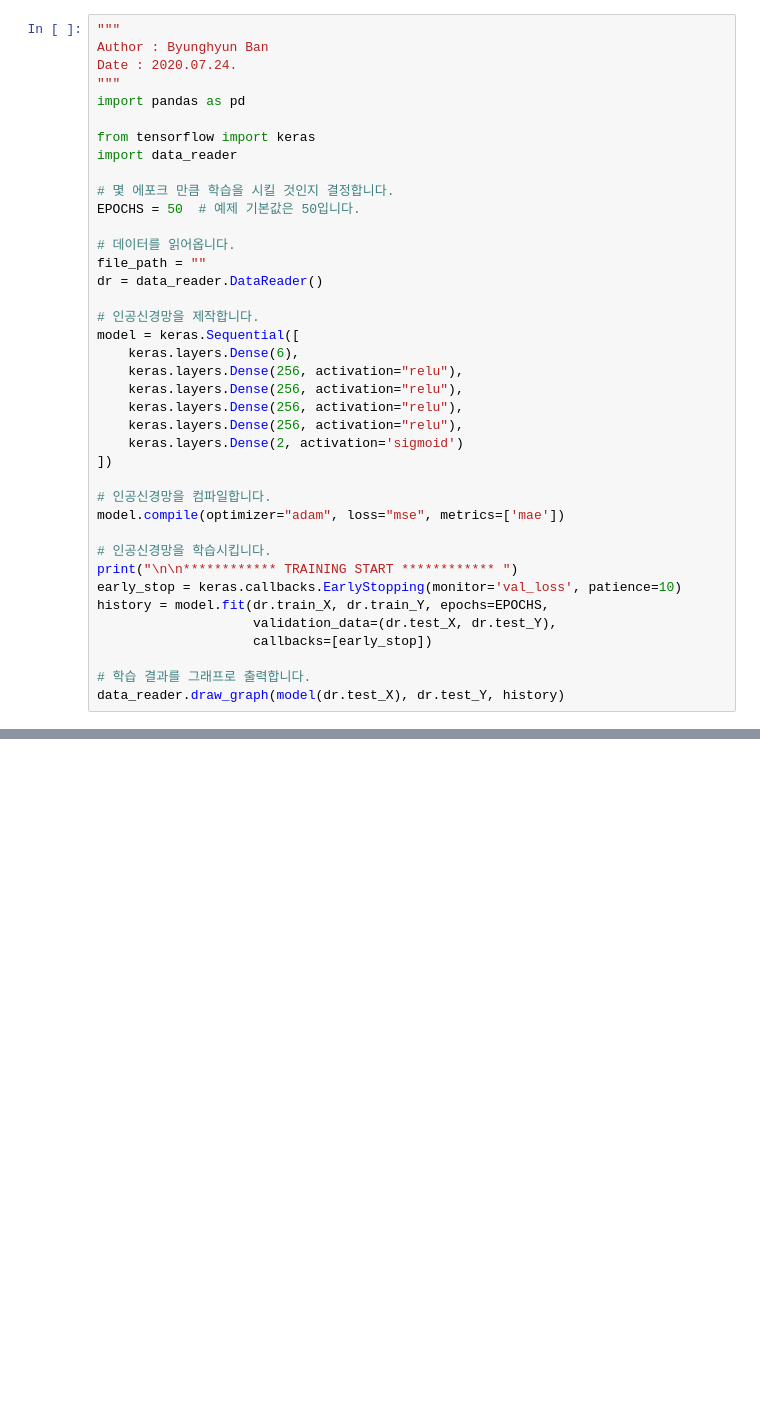
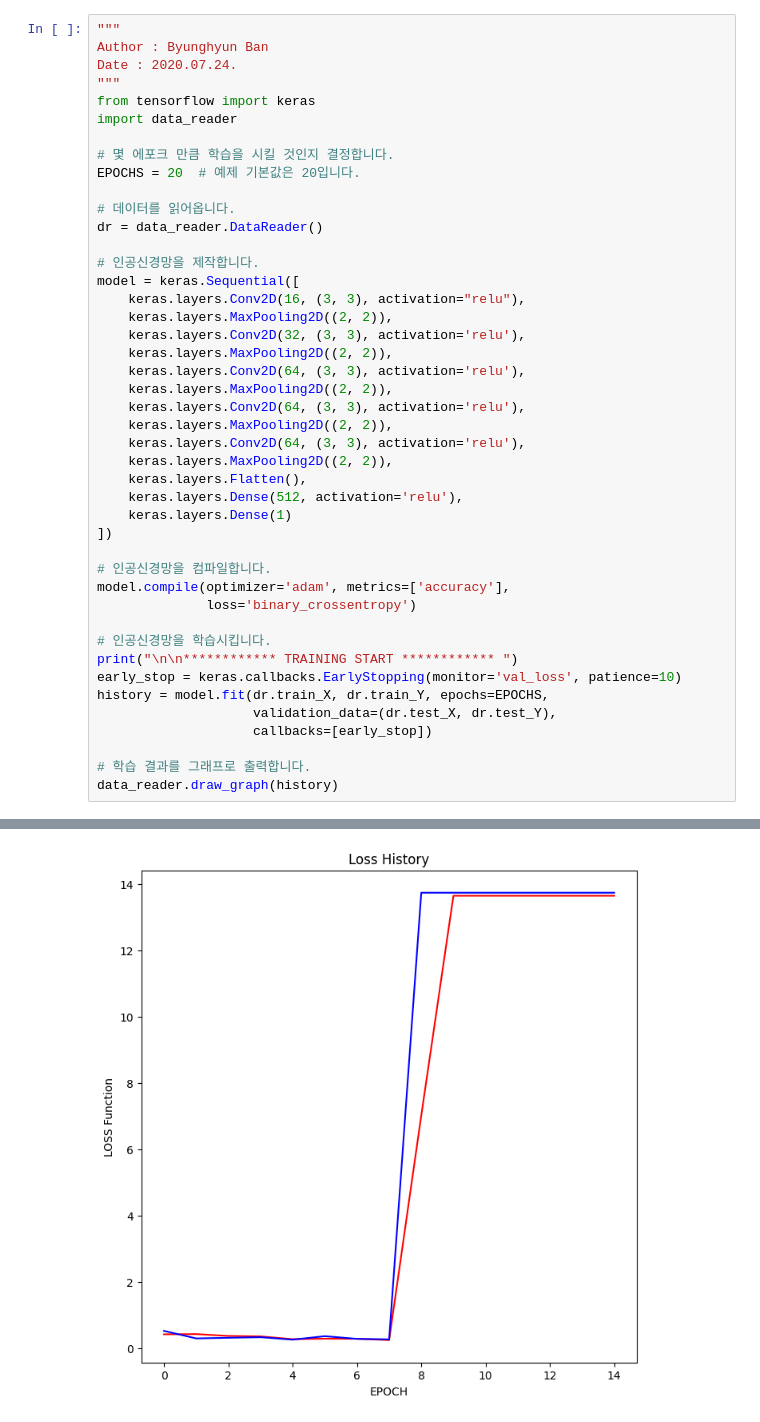
Before and after one commit to raspberryscorn/3_10_1, a Jupyter notebook: main.ipynb, the cells around one changed output, grey strips where cells are left out. Drawn from its saved outputs; the diff is of its cells as text; blank space fills up the shorter version.

```diff
--- a/main.ipynb
+++ b/main.ipynb
@@ -9,30 +9,35 @@ cd "/content/drive/MyDrive/ddeep/bhban_ai/SECTION_2/Chapter_7/2_7_2"
 Author : Byunghyun Ban
 Date : 2020.07.24.
 """
-import pandas as pd
-
 from tensorflow import keras
 import data_reader
 
 # 몇 에포크 만큼 학습을 시킬 것인지 결정합니다.
-EPOCHS = 50  # 예제 기본값은 50입니다.
+EPOCHS = 20  # 예제 기본값은 20입니다.
 
 # 데이터를 읽어옵니다.
-file_path = ""
 dr = data_reader.DataReader()
 
 # 인공신경망을 제작합니다.
 model = keras.Sequential([
-    keras.layers.Dense(6),
-    keras.layers.Dense(256, activation="relu"),
-    keras.layers.Dense(256, activation="relu"),
-    keras.layers.Dense(256, activation="relu"),
-    keras.layers.Dense(256, activation="relu"),
-    keras.layers.Dense(2, activation='sigmoid')
+    keras.layers.Conv2D(16, (3, 3), activation="relu"),
+    keras.layers.MaxPooling2D((2, 2)),
+    keras.layers.Conv2D(32, (3, 3), activation='relu'),
+    keras.layers.MaxPooling2D((2, 2)),
+    keras.layers.Conv2D(64, (3, 3), activation='relu'),
+    keras.layers.MaxPooling2D((2, 2)),
+    keras.layers.Conv2D(64, (3, 3), activation='relu'),
+    keras.layers.MaxPooling2D((2, 2)),
+    keras.layers.Conv2D(64, (3, 3), activation='relu'),
+    keras.layers.MaxPooling2D((2, 2)),
+    keras.layers.Flatten(),
+    keras.layers.Dense(512, activation='relu'),
+    keras.layers.Dense(1)
 ])
 
 # 인공신경망을 컴파일합니다.
-model.compile(optimizer="adam", loss="mse", metrics=['mae'])
+model.compile(optimizer='adam', metrics=['accuracy'],
+              loss='binary_crossentropy')
 
 # 인공신경망을 학습시킵니다.
 print("\n\n************ TRAINING START ************ ")
@@ -42,5 +47,5 @@ history = model.fit(dr.train_X, dr.train_Y, epochs=EPOCHS,
                     callbacks=[early_stop])
 
 # 학습 결과를 그래프로 출력합니다.
-data_reader.draw_graph(model(dr.test_X), dr.test_Y, history)
+data_reader.draw_graph(history)
 # %% [output]
@@ -61,0 +69 @@ KeyboardInterrupt:
+[figure, added]
```
Also changed, not shown: parts of 2 cells of this notebook.
